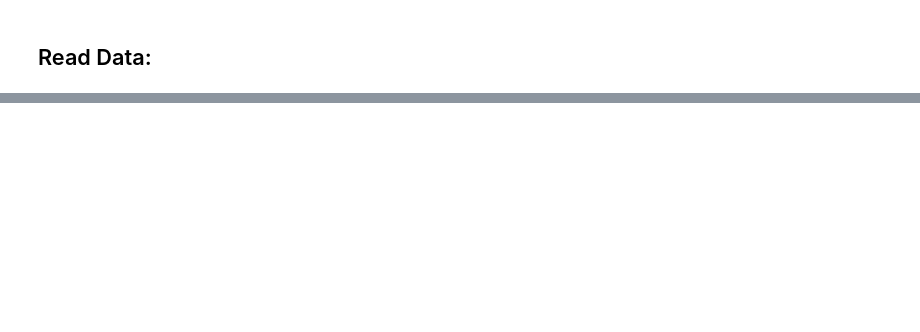
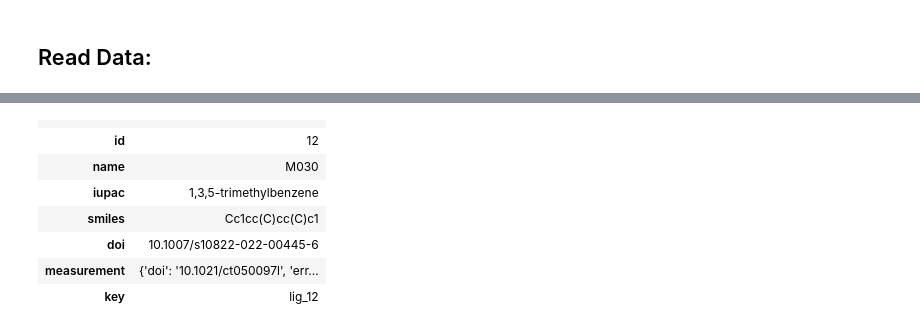
Before and after one commit to OpenFreeEnergy/validation-benchmarks, a Jupyter notebook: solvation_FE/gen_RHFE.ipynb, the cells around one changed output, grey strips where cells are left out. Cells and saved outputs as stored; diff of their text form; code cells hidden in the pictures; blank space fills up the shorter version.

```diff
--- a/solvation_FE/gen_RHFE.ipynb
+++ b/solvation_FE/gen_RHFE.ipynb
@@ -73,0 +59,11 @@ Chem.Draw.MolsToGridImage(mols, molsPerRow=5 )
+# %%
+cmols["lig_12"]
+# %% [output]
+|  |  |
+| id | 12 |
+| name | M030 |
+| iupac | 1,3,5-trimethylbenzene |
+| smiles | Cc1cc(C)cc(C)c1 |
+| doi | 10.1007/s10822-022-00445-6 |
+| measurement | {'doi': '10.1021/ct050097l', 'err... |
+| key | lig_12 |
```
Also changed, not shown: parts of 14 cells of this notebook, 2 other files.
